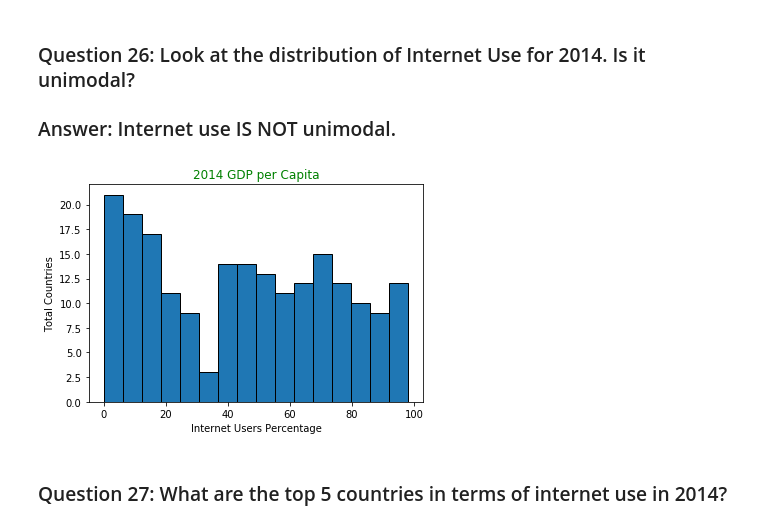
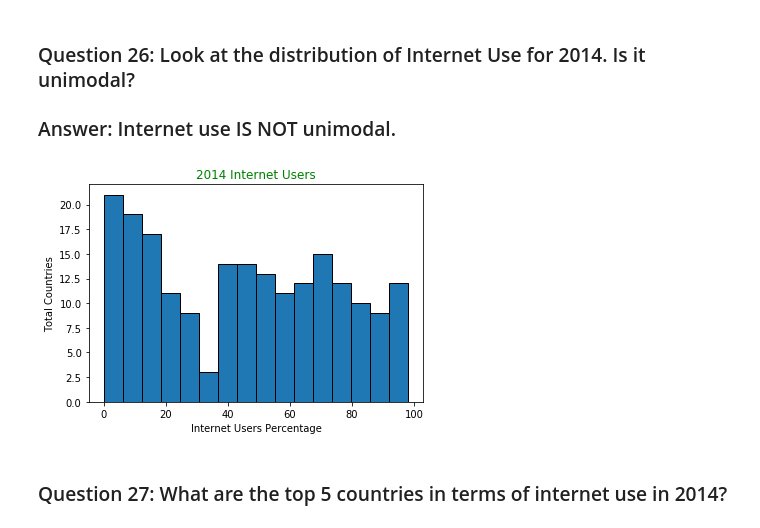
Before and after one commit to CatSchmalzer/gdp-and-internet, a Jupyter notebook: notebooks/un_data_explore.ipynb, the cells around one changed output. Cells and saved outputs as stored; diff of their text form; code cells hidden in the pictures.

```diff
--- a/notebooks/un_data_explore.ipynb
+++ b/notebooks/un_data_explore.ipynb
@@ -141,7 +141,10 @@ internet_df.head()
 ### Question 13: Merge the two DataFrames to one. Merge all rows from each of the two DataFrames.
 ### Call the new DataFrame gdp_and_internet_use. Look at the first five rows of your new data frame to confirm it merged correctly.
 # %%
-gdp_and_internet_use = pd.merge(gdp_df, internet_df, on = ['Country', 'Year'], how = 'outer')
+gdp_and_internet_use = pd.merge(gdp_df,
+                                internet_df,
+                                on = ['Country', 'Year'],
+                                how = 'outer')
 gdp_and_internet_use.head(5)
 # %% [output]
 |  | Country | Year | GDP_Per_Capita | Internet_Users_Pct |
@@ -351,12 +360,13 @@ plt.title('2014 GDP per Capita', color = 'green');
 ### Question 26: Look at the distribution of Internet Use for 2014. Is it unimodal?
 ### Answer: Internet use IS NOT unimodal.
 # %%
-plt.hist('Internet_Users_Pct', bins = 16, edgecolor = 'black', data = gdp_and_internet_2014)
+plt.hist('Internet_Users_Pct', bins = 16, edgecolor = 'black',
+         data = gdp_and_internet_2014[gdp_and_internet_2014['Internet_Users_Pct'].notnull()])
 plt.xlabel('Internet Users Percentage')
 plt.ylabel('Total Countries')
-plt.title('2014 GDP per Capita', color = 'green');
+plt.title('2014 Internet Users', color = 'green');
 # %% [output]
-[figure, old version]
+[figure, new version]
 # %% [markdown]
 ### Question 27: What are the top 5 countries in terms of internet use in 2014?
 # %%
```
Also changed, not shown: parts of 25 cells of this notebook.
